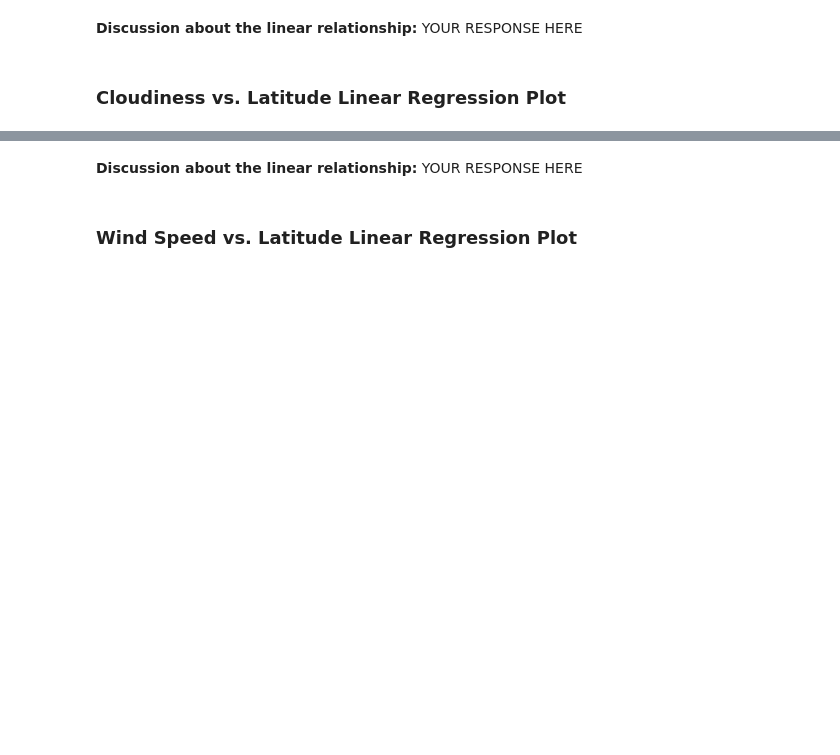
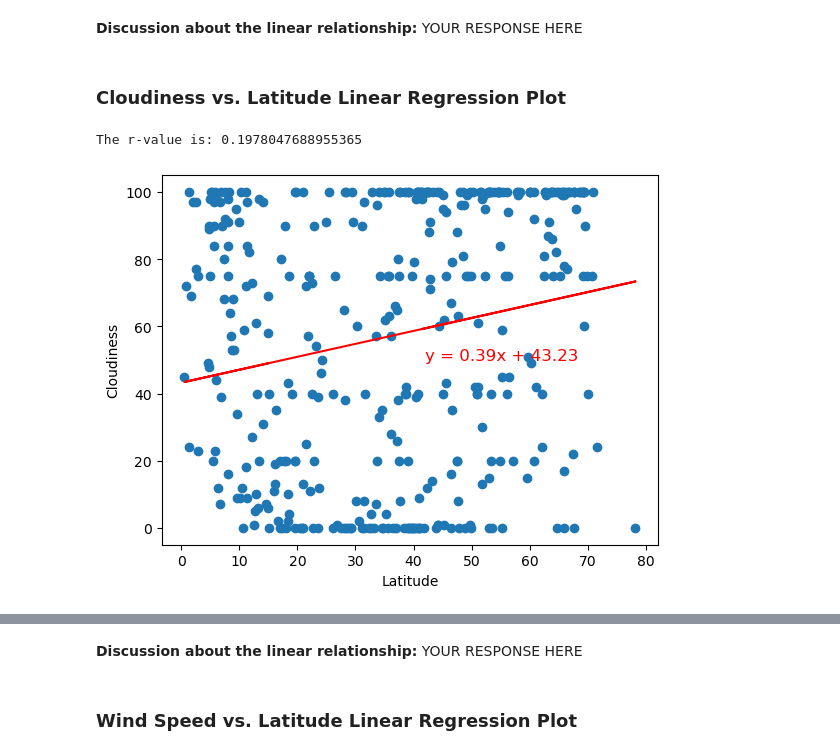
Before and after one commit to rachelschoen/python-api-challenge, a Jupyter notebook: WeatherPy/WeatherPy.ipynb, the cells around one changed output, grey strips where cells are left out. Cells and saved outputs as stored; diff of their text form; code cells hidden in the pictures; blank space fills up the shorter version.

```diff
--- a/WeatherPy/WeatherPy.ipynb
+++ b/WeatherPy/WeatherPy.ipynb
@@ -349,0 +344,6 @@ The r-value is: 0.22644402500616953
+# %%
+# Northern Hemisphere
+linear_regress(northern_hemi_df["Lat"].rename("Latitude"), northern_hemi_df["Cloudiness"], (42, 50))
+# %% [output]
+The r-value is: 0.1978047688955365
+[figure, added]
```
Also changed, not shown: parts of 7 cells of this notebook.
